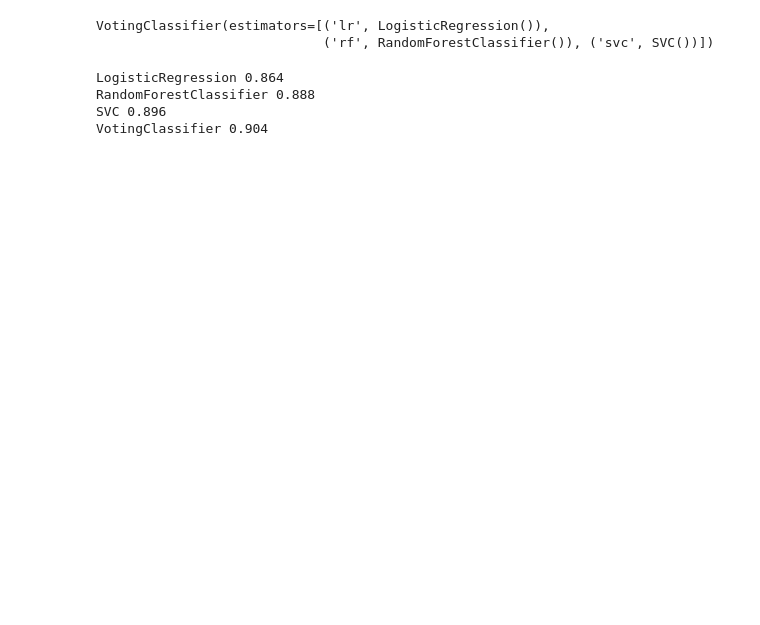
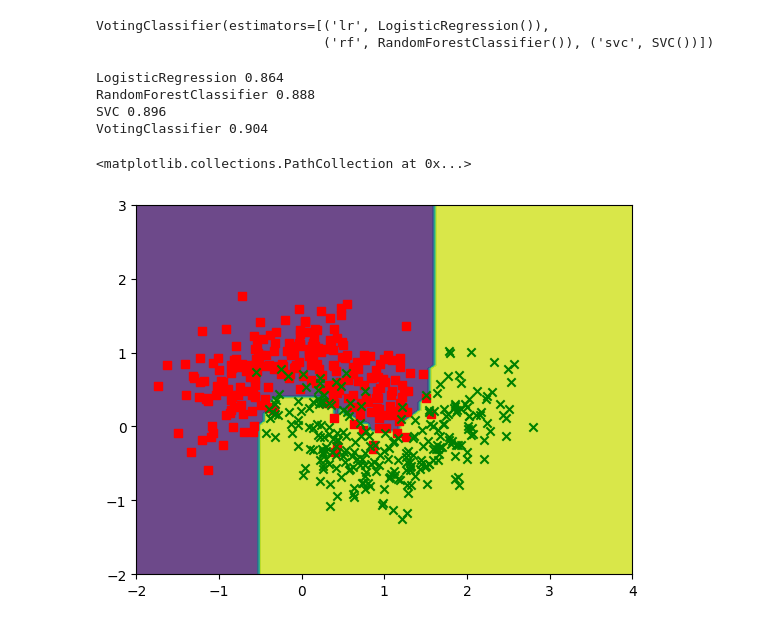
Before and after one commit to zqTheDesigner/reading_hands-on-machine-learning-with-scikit-learn-keras-tensorflow, a Jupyter notebook: CH-7 Ensemble Learning and Random Forests.ipynb, the cells around one changed output. Drawn from its saved outputs; the diff is of its cells as text; code cells hidden in the pictures; blank space fills up the shorter version.

```diff
--- a/CH-7 Ensemble Learning and Random Forests.ipynb
+++ b/CH-7 Ensemble Learning and Random Forests.ipynb
@@ -37,0 +41,26 @@ VotingClassifier 0.904
+# %%
+bag_clf = BaggingClassifier(
+    DecisionTreeClassifier(), n_estimators=500,
+    max_samples=100, bootstrap=True, n_jobs=-1)
+bag_clf.fit(X_train, y_train)
+y_pred = bag_clf.predict(X_test)
+# %%
+import numpy as np
+import matplotlib.pyplot as plt
+
+xx, yy = np.meshgrid(np.linspace(-2, 4, 100).reshape(-1, 1),
+                      np.linspace(-2, 3, 100).reshape(-1, 1))
+
+Z = bag_clf.predict(np.c_[xx.ravel(), yy.ravel()])
+Z = Z.reshape(xx.shape)
+
+
+# plot the decision boundary and the training data
+plt.contourf(xx, yy, Z, alpha=0.8)
+
+# plot the data points on top of the decision boundary
+plt.scatter(X[y==0,0],X[y==0,1], c='red', marker='s')
+plt.scatter(X[y==1,0],X[y==1,1], c='green', marker='x')
+# %% [output]
+<matplotlib.collections.PathCollection at 0x...>
+[figure, added]
```
Also changed, not shown: parts of 1 cell of this notebook.
